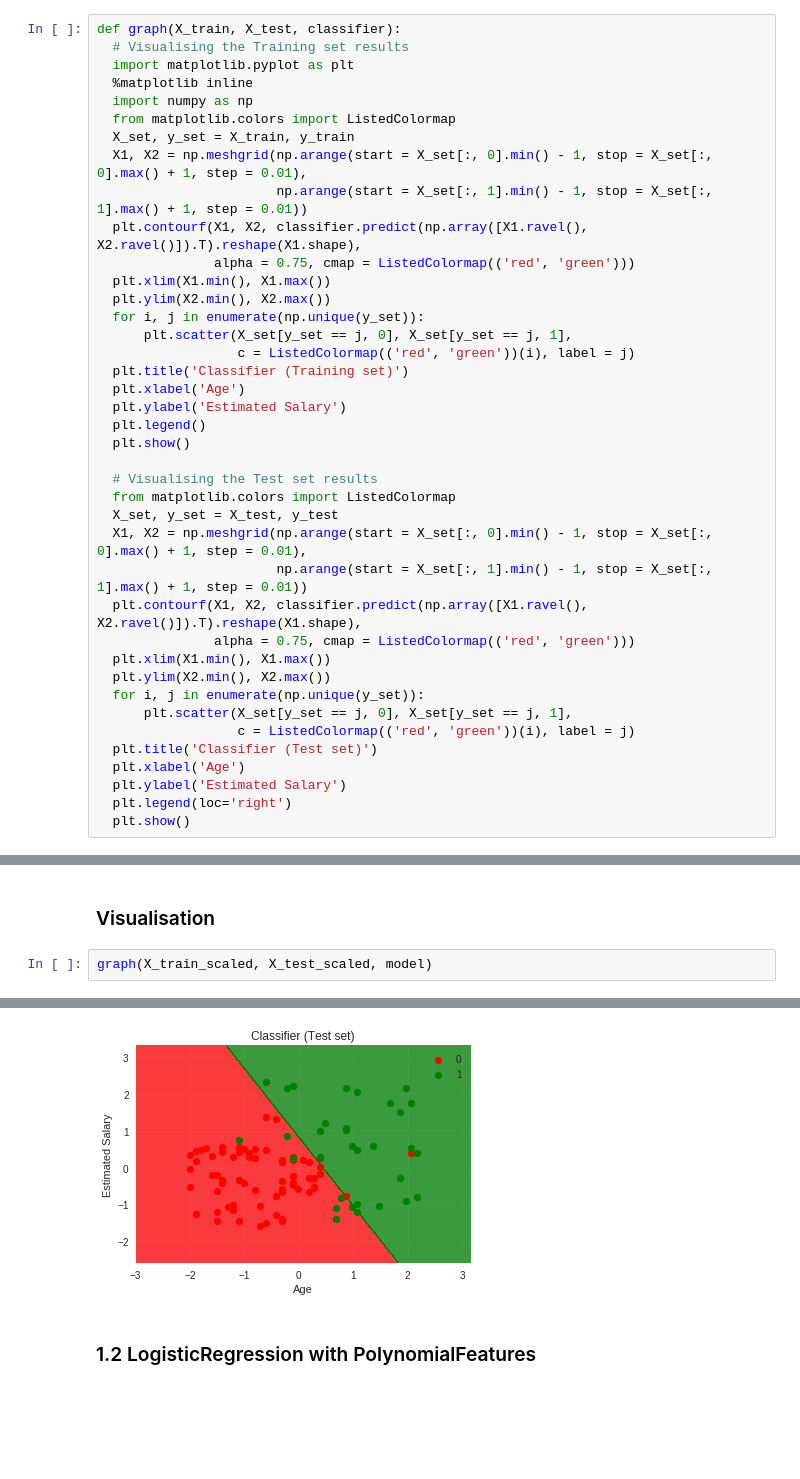
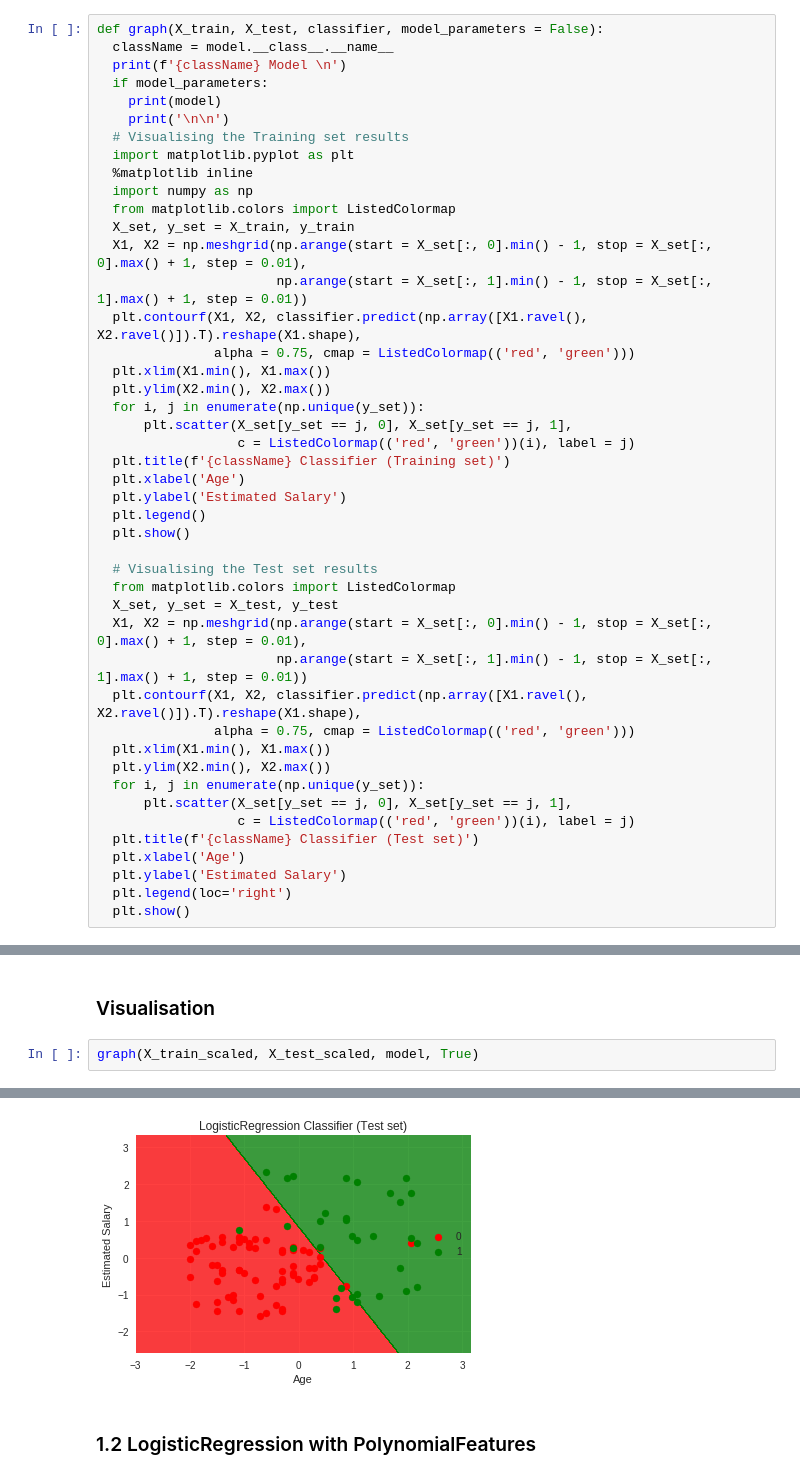
Before and after one commit to noushadkhan01/Projects, a Jupyter notebook: Machine-Learning/Classification/All-Algorithms/All_Classification_algorithms_on_Advertising_Data.ipynb, the cells around one changed output, grey strips where cells are left out. Cells and saved outputs as stored; diff of their text form; blank space fills up the shorter version.

```diff
--- a/Machine-Learning/Classification/All-Algorithms/All_Classification_algorithms_on_Advertising_Data.ipynb
+++ b/Machine-Learning/Classification/All-Algorithms/All_Classification_algorithms_on_Advertising_Data.ipynb
@@ -102,7 +102,12 @@ def model_fit(X_train, X_test, model):
   print(f'classification report is \n {classification_report(y_test, y_pred)}')
   return model
 # %%
-def graph(X_train, X_test, classifier):
+def graph(X_train, X_test, classifier, model_parameters = False):
+  className = model.__class__.__name__
+  print(f'{className} Model \n')
+  if model_parameters:
+    print(model)
+    print('\n\n')
   # Visualising the Training set results
   import matplotlib.pyplot as plt
   %matplotlib inline
@@ -118,7 +123,7 @@ def graph(X_train, X_test, classifier):
   for i, j in enumerate(np.unique(y_set)):
       plt.scatter(X_set[y_set == j, 0], X_set[y_set == j, 1],
                   c = ListedColormap(('red', 'green'))(i), label = j)
-  plt.title('Classifier (Training set)')
+  plt.title(f'{className} Classifier (Training set)')
   plt.xlabel('Age')
   plt.ylabel('Estimated Salary')
   plt.legend()
@@ -136,7 +141,7 @@ def graph(X_train, X_test, classifier):
   for i, j in enumerate(np.unique(y_set)):
       plt.scatter(X_set[y_set == j, 0], X_set[y_set == j, 1],
                   c = ListedColormap(('red', 'green'))(i), label = j)
-  plt.title('Classifier (Test set)')
+  plt.title(f'{className} Classifier (Test set)')
   plt.xlabel('Age')
   plt.ylabel('Estimated Salary')
   plt.legend(loc='right')
@@ -182,5 +187,5 @@ plt.show()
 # %% [markdown]
 ### Visualisation
 # %%
-graph(X_train_scaled, X_test_scaled, model)
+graph(X_train_scaled, X_test_scaled, model, True)
 # %% [output]
@@ -188,4 +199,4 @@ graph(X_train_scaled, X_test_scaled, model)
-[figure, old version]
+[figure, new version]
 # %% [markdown]
 ### 1.2 LogisticRegression with PolynomialFeatures
 # %%
```
Also changed, not shown: parts of 4 cells of this notebook.
